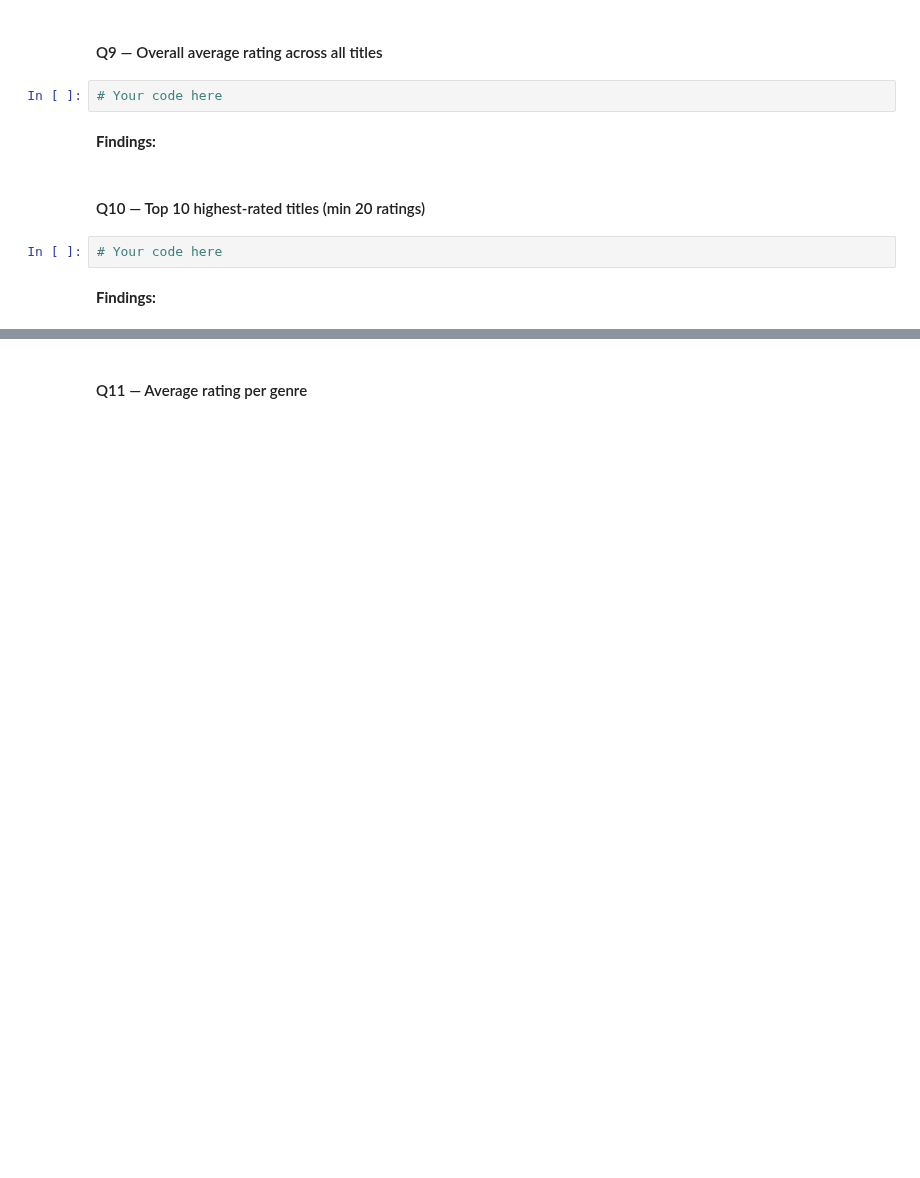
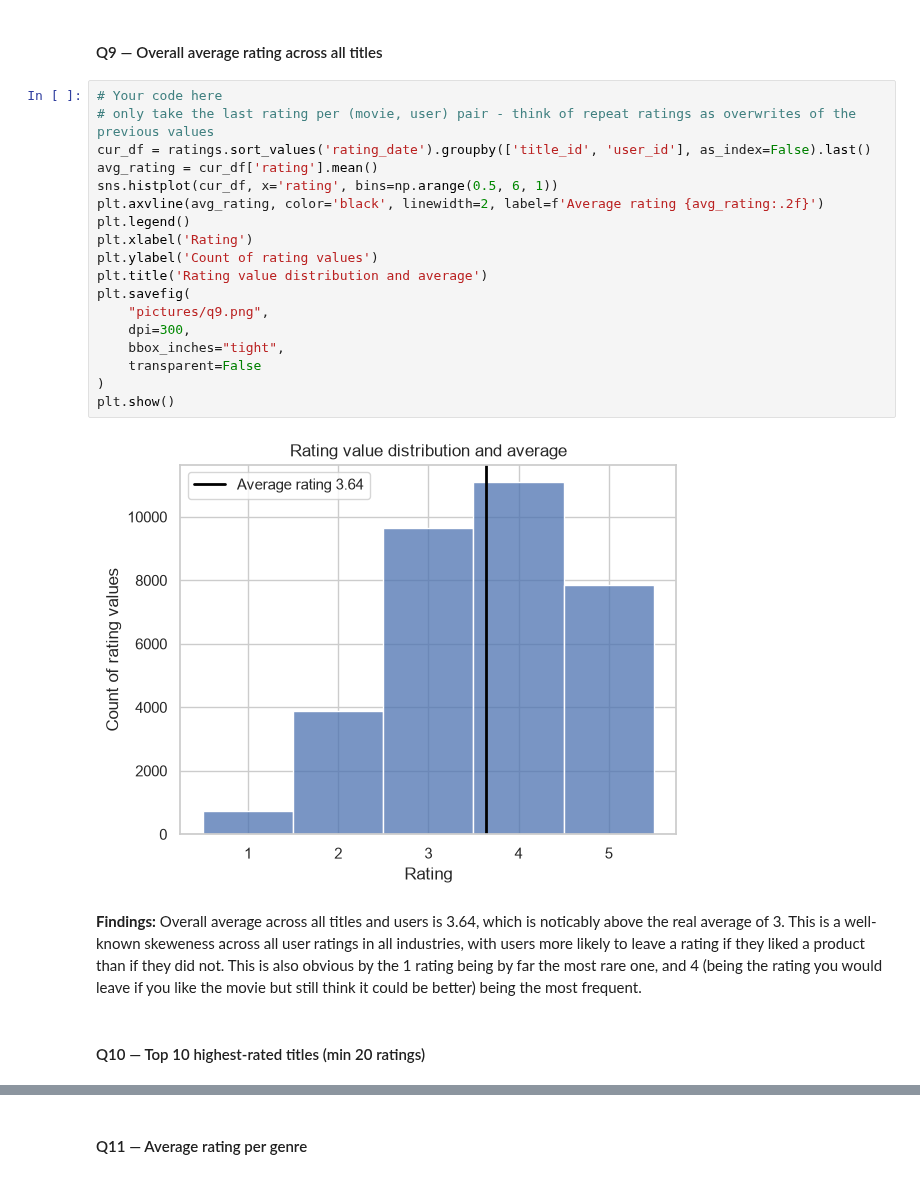
Before and after one commit to sysakm/movie_analytics_da_2026, a Jupyter notebook: starter_notebook.ipynb, the cells around one changed output, grey strips where cells are left out. Drawn from its saved outputs; the diff is of its cells as text; blank space fills up the shorter version.

```diff
--- a/starter_notebook.ipynb
+++ b/starter_notebook.ipynb
@@ -1485,13 +1575,27 @@ cur_df[cur_df['TV Show'] < cur_df['Movie'] * average_frac - 5]
 ### ⭐ Section C — Ratings Analysis
 # %% [markdown]
 #### Q9 — Overall average rating across all titles
-# %%
-# Your code here
-# %% [markdown]
-**Findings:**
+# %%
+# Your code here
+# only take the last rating per (movie, user) pair - think of repeat ratings as overwrites of the previous values
+cur_df = ratings.sort_values('rating_date').groupby(['title_id', 'user_id'], as_index=False).last()
+avg_rating = cur_df['rating'].mean()
+sns.histplot(cur_df, x='rating', bins=np.arange(0.5, 6, 1))
+plt.axvline(avg_rating, color='black', linewidth=2, label=f'Average rating {avg_rating:.2f}')
+plt.legend()
+plt.xlabel('Rating')
+plt.ylabel('Count of rating values')
+plt.title('Rating value distribution and average')
+plt.savefig(
+    "pictures/q9.png",
+    dpi=300,
+    bbox_inches="tight",
+    transparent=False
+)
+plt.show()
+# %% [output]
+[figure, added]
+# %% [markdown]
+**Findings:** Overall average across all titles and users is 3.64, which is noticably above the real average of 3. This is a well-known skeweness across all user ratings in all industries, with users more likely to leave a rating if they liked a product than if they did not. This is also obvious by the 1 rating being by far the most rare one, and 4 (being the rating you would leave if you like the movie but still think it could be better) being the most frequent.
 # %% [markdown]
 #### Q10 — Top 10 highest-rated titles (min 20 ratings)
-# %%
-# Your code here
-# %% [markdown]
-**Findings:**
```
Also changed, not shown: parts of 25 cells of this notebook, 7 other files.
